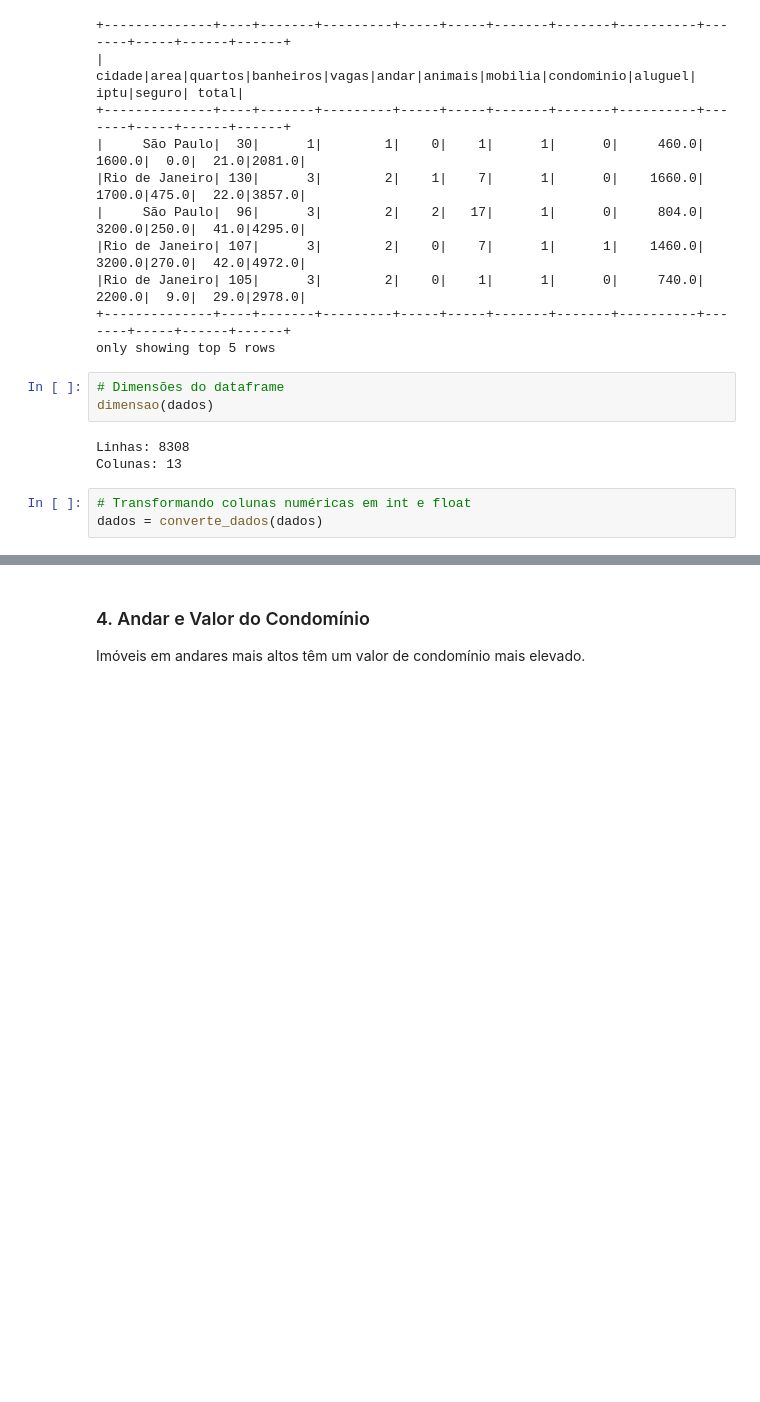
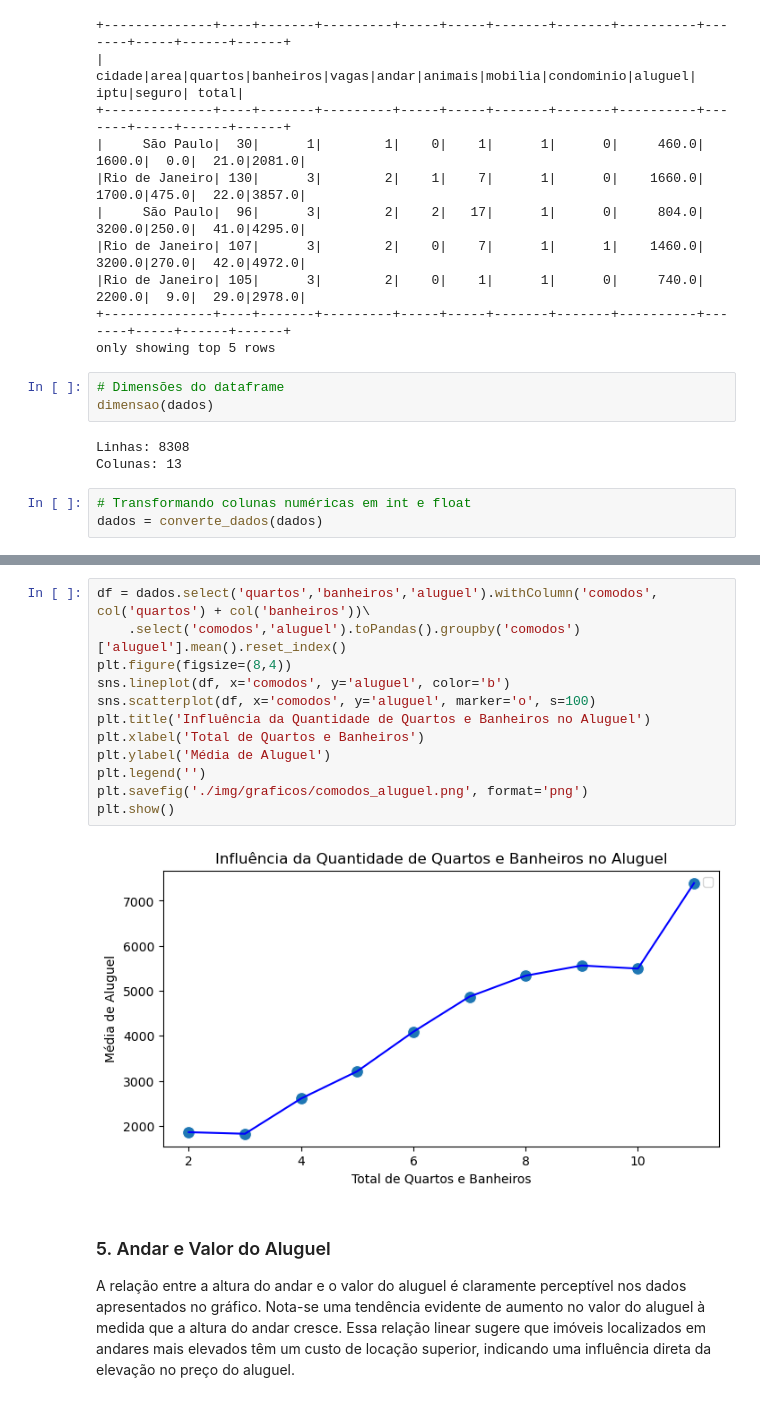
Before and after one commit to alves05/Analise_Previsao_Aluguel_Brasil, a Jupyter notebook: Analise_Previsao_Aluguel_Brasil.ipynb, the cells around one changed output, grey strips where cells are left out. Cells and saved outputs as stored; diff of their text form; blank space fills up the shorter version.

```diff
--- a/Analise_Previsao_Aluguel_Brasil.ipynb
+++ b/Analise_Previsao_Aluguel_Brasil.ipynb
@@ -379,4 +404,18 @@ O número de quartos e banheiros impacta diretamente no valor do aluguel.
+# %%
+df = dados.select('quartos','banheiros','aluguel').withColumn('comodos', col('quartos') + col('banheiros'))\
+    .select('comodos','aluguel').toPandas().groupby('comodos')['aluguel'].mean().reset_index()
+plt.figure(figsize=(8,4))
+sns.lineplot(df, x='comodos', y='aluguel', color='b')
+sns.scatterplot(df, x='comodos', y='aluguel', marker='o', s=100)
+plt.title('Influência da Quantidade de Quartos e Banheiros no Aluguel')
+plt.xlabel('Total de Quartos e Banheiros')
+plt.ylabel('Média de Aluguel')
+plt.legend('')
+plt.savefig('./img/graficos/comodos_aluguel.png', format='png')
+plt.show()
+# %% [output]
+[figure, added]
 # %% [markdown]
-<h3>4. Andar e Valor do Condomínio</h3>
+<h3>5. Andar e Valor do Aluguel</h3>
 
-Imóveis em andares mais altos têm um valor de condomínio mais elevado.
+A relação entre a altura do andar e o valor do aluguel é claramente perceptível nos dados apresentados no gráfico. Nota-se uma tendência evidente de aumento no valor do aluguel à medida que a altura do andar cresce. Essa relação linear sugere que imóveis localizados em andares mais elevados têm um custo de locação superior, indicando uma influência direta da elevação no preço do aluguel.
```
Also changed, not shown: parts of 30 cells of this notebook, 12 other files.
